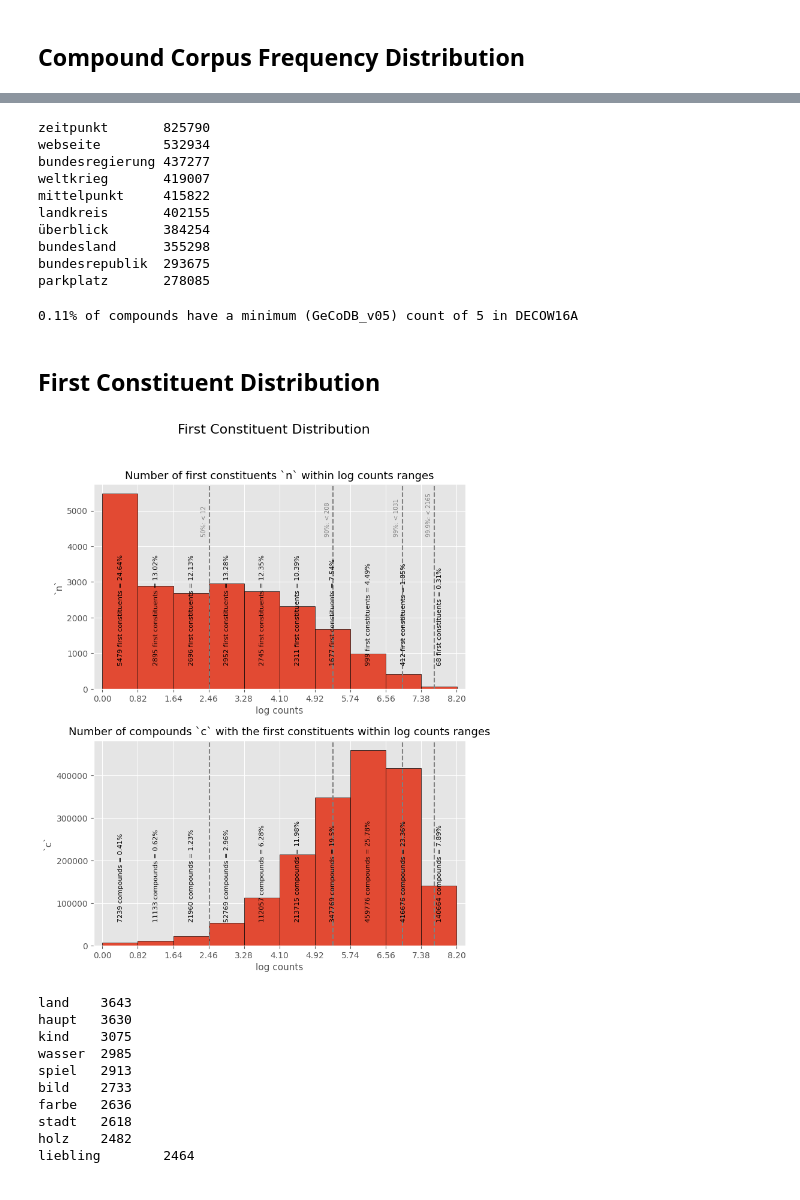
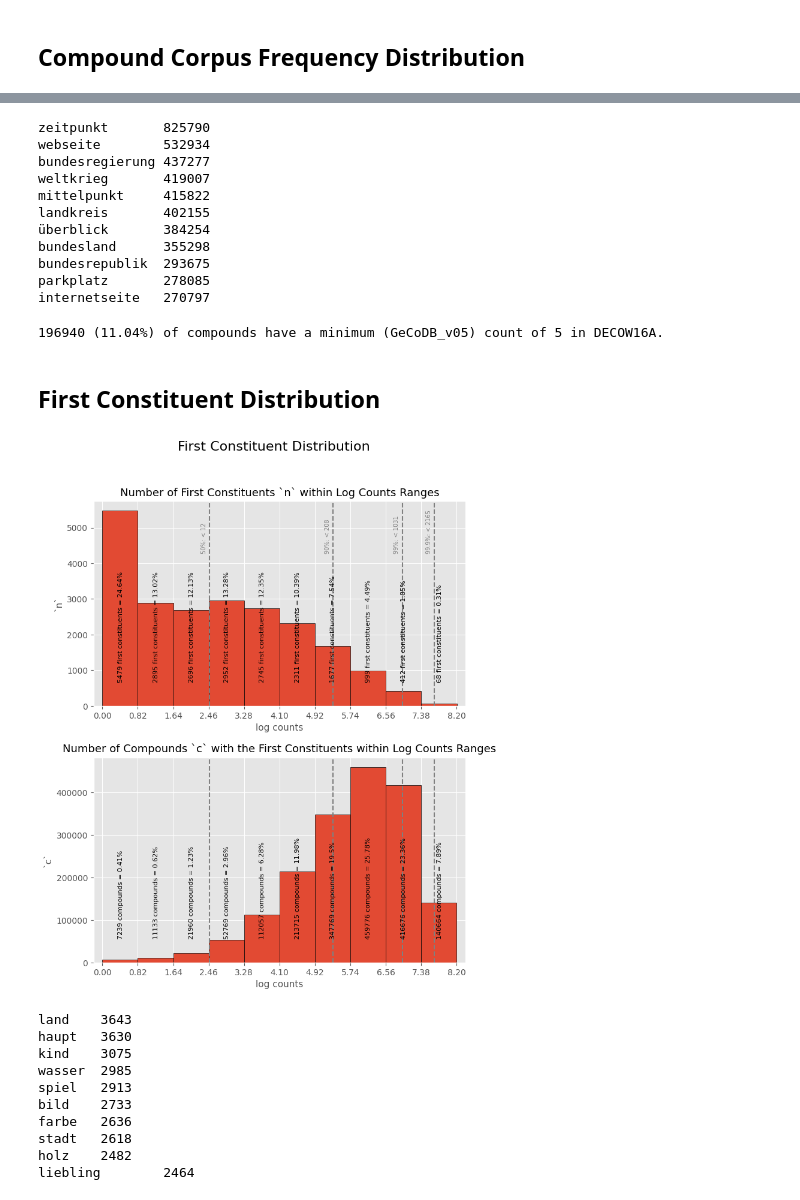
Before and after one commit to maxschmaltz/DEKOR, a Jupyter notebook: dekor/gecodb_datasets/inspect/inspect_gecodb.ipynb, the cells around one changed output, grey strips where cells are left out. Drawn from its saved outputs; the diff is of its cells as text; code cells hidden in the pictures.

```diff
--- a/dekor/gecodb_datasets/inspect/inspect_gecodb.ipynb
+++ b/dekor/gecodb_datasets/inspect/inspect_gecodb.ipynb
@@ -45,9 +45,9 @@ plt.xticks(ticks)
 # apply full integer formatting for the y-axis ticks
 plt.gca().yaxis.set_major_formatter(FuncFormatter(lambda v, _: int(v)))
 plt.xlabel("log counts", fontsize=11)
-plt.ylabel("number of occurrences in DECOW16A", fontsize=11)
+plt.ylabel("`n`", fontsize=11)
 
-plt.title("Compound Corpus Frequency Distribution", fontsize=16)
+plt.title("Compound Frequency Distribution", fontsize=16)
 
 # add percentiles
 percentages = [50, 90, 99, 99.9]
@@ -87,7 +87,7 @@ for i in range(len(ticks) - 1):
 	plt.text(
 		x=ticks[i] + 0.5,
 		y=plt.ylim()[1] * 0.12,	# bottom of the plot
-		s=f"{int(tick_n)} first constituents = {round(tick_n / total_counts_n * 100, 3)}%",
+		s=f"{int(tick_n)} first compounds = {round(tick_n / total_counts_n * 100, 3)}%",
 		rotation=90,
 		fontsize=8
 	)
@@ -106,5 +106,5 @@ plt.show()
 # %%
-most_common_compounds = gecodb.sort_values("count", ascending=False).head(10)
+most_common_compounds = gecodb.sort_values("count", ascending=False).head(11)
 for compound, count in zip(most_common_compounds["compound"], most_common_compounds["count"]):
 	print(f"{compound.lemma}\t{count}")
 
@@ -125,21 +125,22 @@ landkreis       402155
 bundesland      355298
 bundesrepublik  293675
 parkplatz       278085
+internetseite   270797
 # %%
 # add number of min counts
-min_log_count = log_counts.min()
-n_min_log_counts = len(log_counts[log_counts == min_log_count])
-prec_min_log_counts = n_min_log_counts / len(log_counts)
+min_count = counts.min()
+n_min_counts = len(counts[counts == min_count])
+perc_min_counts = n_min_counts / len(counts)
 print((line := (
-		f"{round(prec_min_log_counts, 2)}% of compounds have a minimum (GeCoDB_v05) "
-		f"count of {round(np.exp(min_log_count))} in DECOW16A"
+		f"{n_min_counts} ({round(perc_min_counts * 100, 2)}%) of compounds have a minimum (for GeCoDB_v05) "
+		f"count of {min_count} in DECOW16A."
 	)
 ))
 
-min_count_percs = open(os.path.join(out_dir, "min_count_percs.txt"), "w")
-_ = min_count_percs.write(f"{line}\n")	# suppress printing output
+min_count_precs = open(os.path.join(out_dir, "min_count_percs.txt"), "w")
+_ = min_count_precs.write(f"{line}\n")	# suppress printing output
 # %% [output]
-0.11% of compounds have a minimum (GeCoDB_v05) count of 5 in DECOW16A
+196940 (11.04%) of compounds have a minimum (GeCoDB_v05) count of 5 in DECOW16A.
 # %% [markdown]
 ## First Constituent Distribution
 # %%
@@ -168,7 +169,7 @@ plt_hist.set_xticks(ticks)
 plt_hist.set_xlabel("log counts", fontsize=11)
 plt_hist.set_ylabel("`n`", fontsize=11)
 
-plt_hist.set_title("Number of first constituents `n` within log counts ranges", fontsize=13)
+plt_hist.set_title("Number of First Constituents `n` within Log Counts Ranges", fontsize=13)
 
 # Percentiles and Minimum Counts
 percentages = [50, 90, 99, 99.9]
@@ -219,7 +220,7 @@ plt_bar.set_xticks(ticks)
 plt_bar.set_xlabel("log counts", fontsize=11)
 plt_bar.set_ylabel("`c`", fontsize=11)
 
-plt_bar.set_title("Number of compounds `c` with the first constituents within log counts ranges", fontsize=13)
+plt_bar.set_title("Number of Compounds `c` with the First Constituents within Log Counts Ranges", fontsize=13)
 
 total_tick_count = sum(tick_counts)
 total_tick_n = sum(tick_ns)
@@ -228,34 +229,34 @@ for x, n, count in zip(ticks, tick_ns, tick_counts):
 	tick_percentage = count / total_tick_count
 	plt_hist.text(
 		x=x + 0.35,
 		y=plt_hist.get_ylim()[1] * 0.12,	# bottom of the plot
 		s=f"{int(n)} first constituents = {round(n_percentage * 100, 2)}%",
 		rotation=90,
 		fontsize=8
 	)
 	plt_bar.text(
 		x=x + 0.35,
 		y=plt_bar.get_ylim()[1] * 0.12,	# bottom of the plot
 		s=f"{int(count)} compounds = {round(tick_percentage * 100, 2)}%",
 		rotation=90,
 		fontsize=8
 	)
 
 # increase space between subplots
 plt.subplots_adjust(hspace=0.25)
 # make x-axis of both plots match exactly
 plt_hist.set_xlim(ticks[0] - 0.2, ticks[-1] + 0.2)
 plt_bar.set_xlim(ticks[0] - 0.2, ticks[-1] + 0.2)
 
 plt.savefig(
 	os.path.join(out_dir, "fc_distr_v05.png"),
 	format="png",
 	dpi=1000,
 	metadata={"Version": "gecodb_v05"}
 )
 plt.show()
 # %% [output]
-[figure, old version]
+[figure, new version]
 # %%
 most_frequent_fcs = {}
 for fc, count in first_constituents_counts.most_common(10):
```
Also changed, not shown: parts of 2 cells of this notebook, 2 other files.
